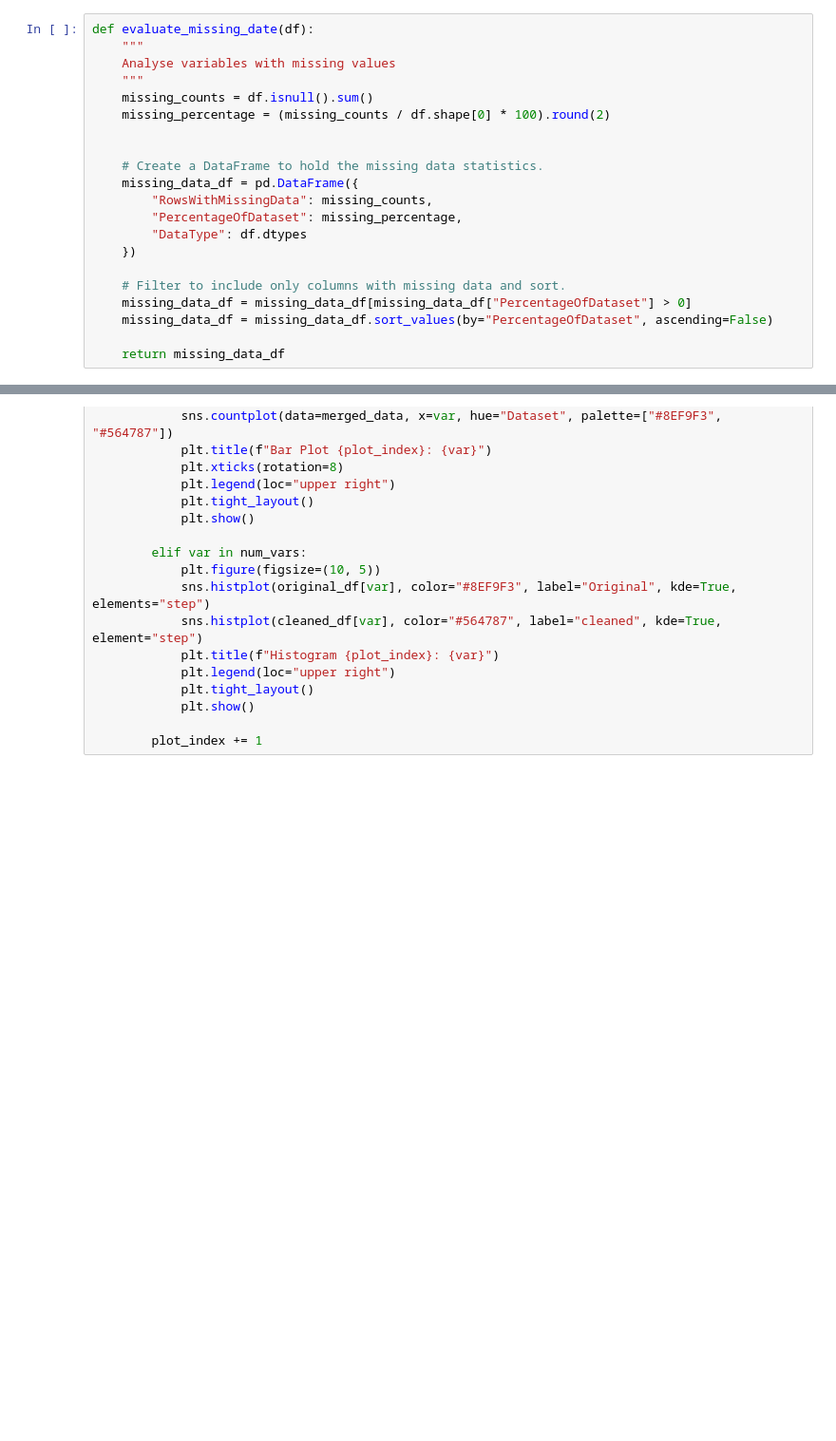
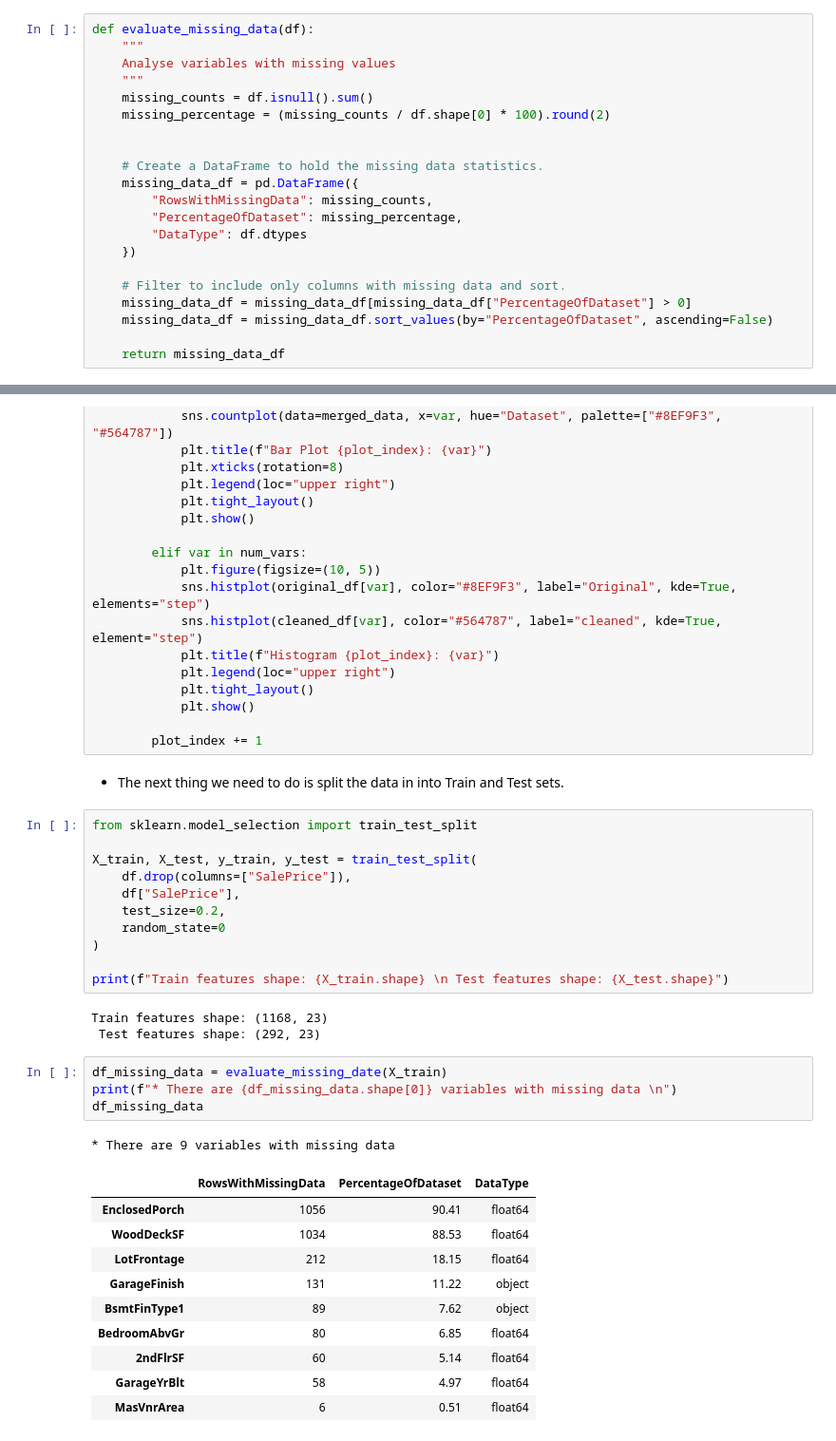
Before and after one commit to Drennan98/Heritage-Housing-Issues, a Jupyter notebook: jupyter_notebooks/3 - DataCleaning.ipynb, the cells around one changed output, grey strips where cells are left out. Shown at 95% size. Cells and saved outputs as stored; diff of their text form; blank space fills up the shorter version.

Commit message:
Get Train and Test features shape

```diff
--- a/jupyter_notebooks/3 - DataCleaning.ipynb
+++ b/jupyter_notebooks/3 - DataCleaning.ipynb
@@ -82,7 +82,7 @@ else:
 # %% [output]
 [interactive output not drawn]
 # %%
-def evaluate_missing_date(df):
+def evaluate_missing_data(df):
     """
     Analyse variables with missing values
     """
@@ -180,3 +180,35 @@ def visualize_cleaning_impact(original_df, cleaned_df, vars_with_missing_data):
             plt.show()
 
         plot_index += 1
+# %% [markdown]
+- The next thing we need to do is split the data in into Train and Test sets.
+# %%
+from sklearn.model_selection import train_test_split
+
+X_train, X_test, y_train, y_test = train_test_split(
+    df.drop(columns=["SalePrice"]),
+    df["SalePrice"],
+    test_size=0.2,
+    random_state=0
+)
+
+print(f"Train features shape: {X_train.shape} \n Test features shape: {X_test.shape}")
+# %% [output]
+Train features shape: (1168, 23)
+ Test features shape: (292, 23)
+# %%
+df_missing_data = evaluate_missing_date(X_train)
+print(f"* There are {df_missing_data.shape[0]} variables with missing data \n")
+df_missing_data
+# %% [output]
+* There are 9 variables with missing data
+|  | RowsWithMissingData | PercentageOfDataset | DataType |
+| EnclosedPorch | 1056 | 90.41 | float64 |
+| WoodDeckSF | 1034 | 88.53 | float64 |
+| LotFrontage | 212 | 18.15 | float64 |
+| GarageFinish | 131 | 11.22 | object |
+| BsmtFinType1 | 89 | 7.62 | object |
+| BedroomAbvGr | 80 | 6.85 | float64 |
+| 2ndFlrSF | 60 | 5.14 | float64 |
+| GarageYrBlt | 58 | 4.97 | float64 |
+| MasVnrArea | 6 | 0.51 | float64 |
```
Also changed, not shown: parts of 1 cell of this notebook.
